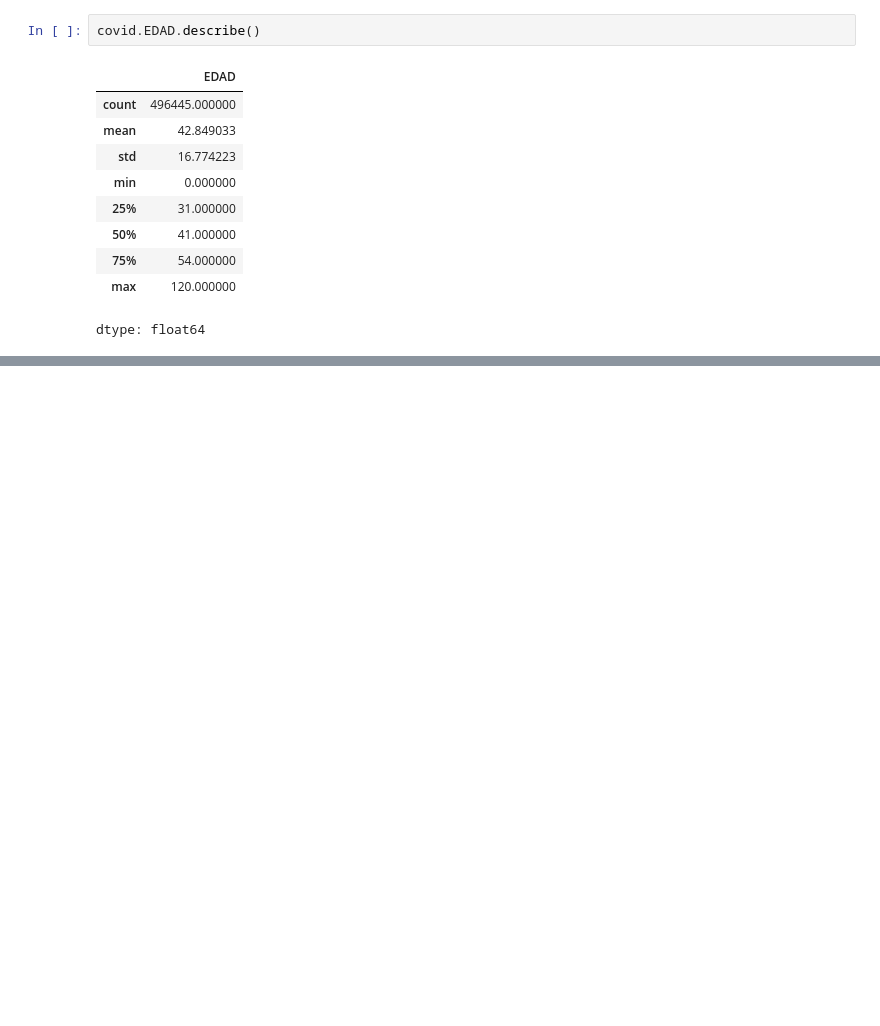
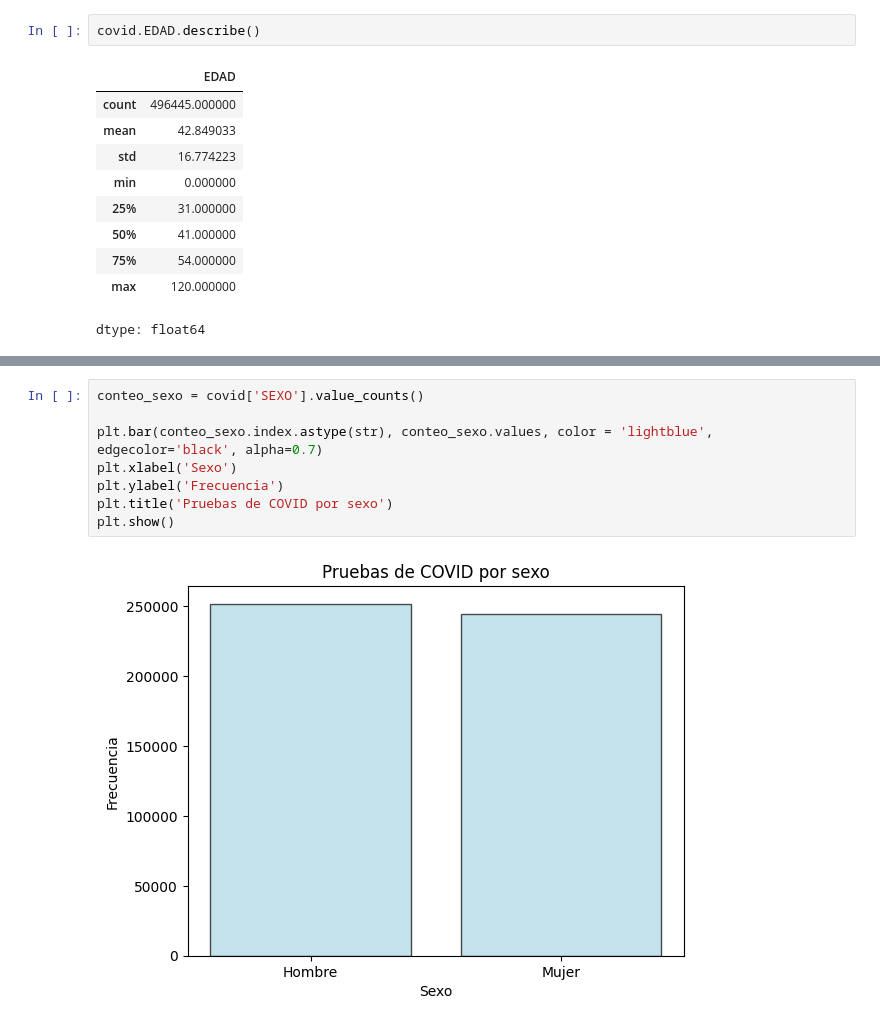
Before and after one commit to DLO-4-ya/Probabilidad-y-Estadistica, a Jupyter notebook: Unidad_1/Practica_5.ipynb, the cells around one changed output, grey strips where cells are left out. Saved outputs shown, nothing was run; the diff lists cells and outputs as text; blank space fills up the shorter version.

```diff
--- a/Unidad_1/Practica_5.ipynb
+++ b/Unidad_1/Practica_5.ipynb
@@ -66,0 +90,10 @@ dtype: float64
+# %%
+conteo_sexo = covid['SEXO'].value_counts()
+
+plt.bar(conteo_sexo.index.astype(str), conteo_sexo.values, color = 'lightblue', edgecolor='black', alpha=0.7)
+plt.xlabel('Sexo')
+plt.ylabel('Frecuencia')
+plt.title('Pruebas de COVID por sexo')
+plt.show()
+# %% [output]
+[figure, added]
```
Also changed, not shown: parts of 2 cells of this notebook.
